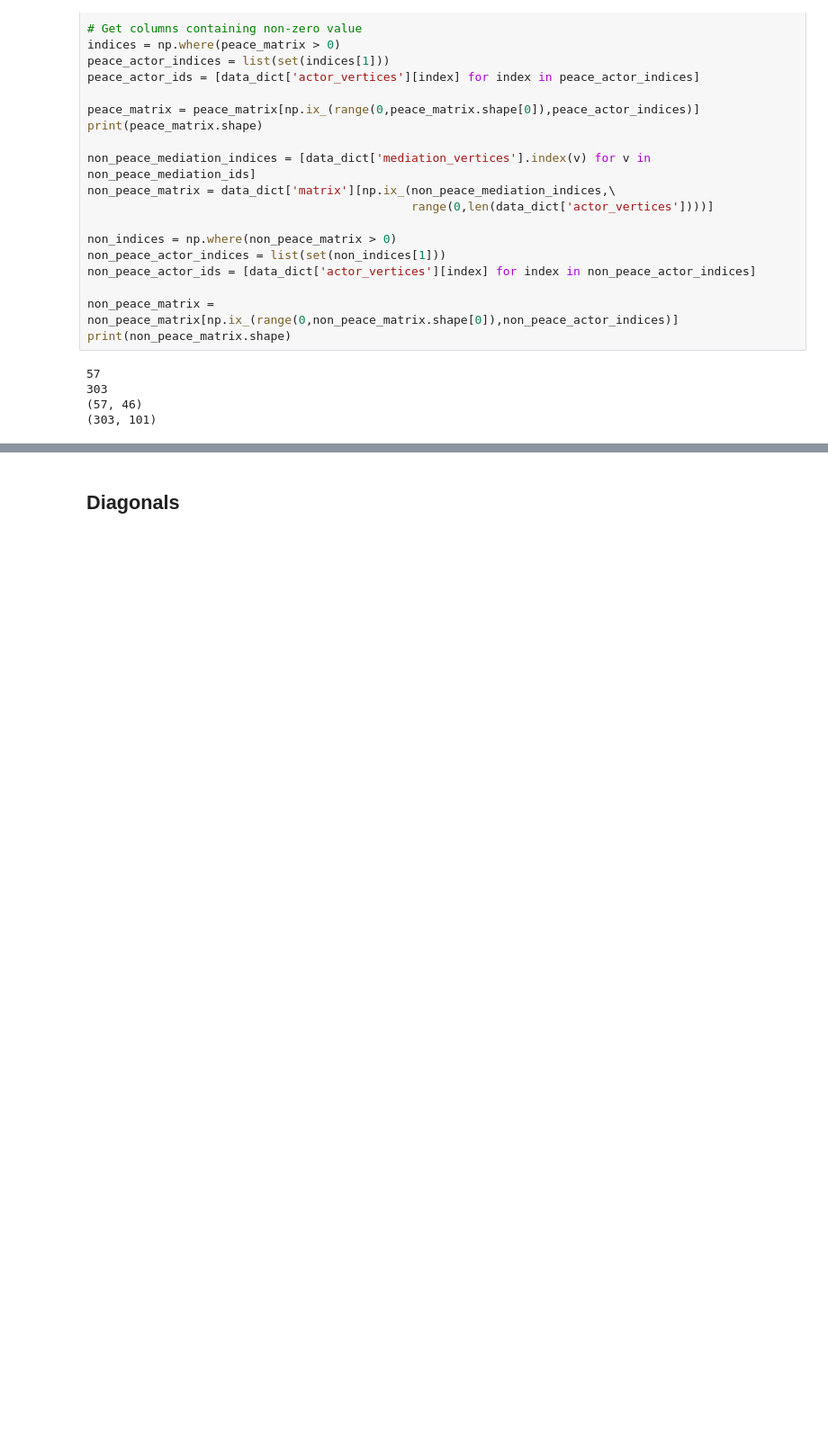
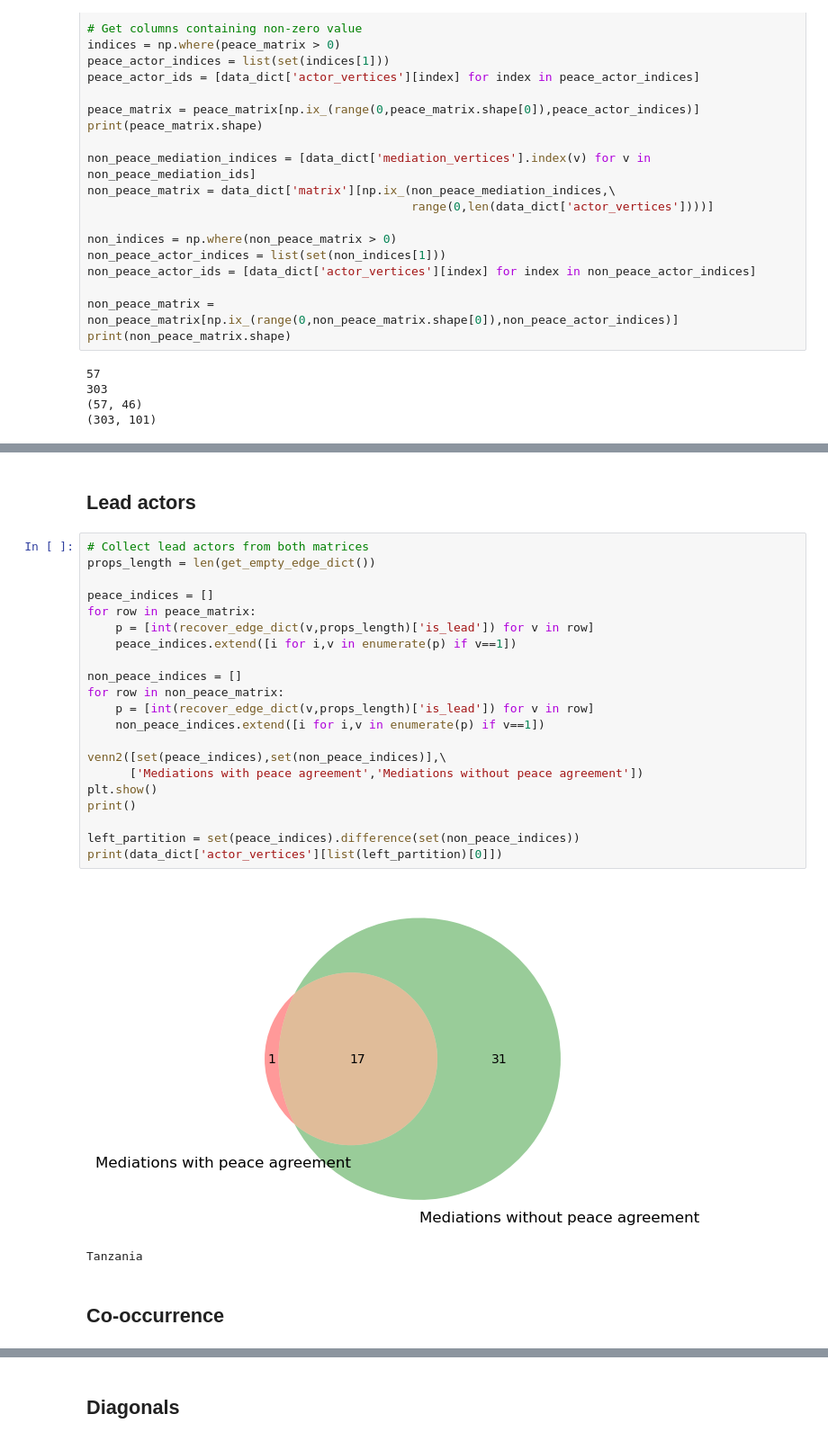
Before and after one commit to roybgardner/mediation, a Jupyter notebook: mediation_comparisons.ipynb, the cells around one changed output, grey strips where cells are left out. Shown: that part at 90% size. Saved outputs shown, nothing was run; the diff lists cells and outputs as text; blank space fills up the shorter version.

```diff
--- a/mediation_comparisons.ipynb
+++ b/mediation_comparisons.ipynb
@@ -76,3 +78,31 @@ print(left_partition)
+# %% [markdown]
+## Lead actors
+# %%
+# Collect lead actors from both matrices
+props_length = len(get_empty_edge_dict())
+
+peace_indices = []
+for row in peace_matrix:
+    p = [int(recover_edge_dict(v,props_length)['is_lead']) for v in row]
+    peace_indices.extend([i for i,v in enumerate(p) if v==1])
+
+non_peace_indices = []
+for row in non_peace_matrix:
+    p = [int(recover_edge_dict(v,props_length)['is_lead']) for v in row]
+    non_peace_indices.extend([i for i,v in enumerate(p) if v==1])
+
+venn2([set(peace_indices),set(non_peace_indices)],\
+      ['Mediations with peace agreement','Mediations without peace agreement'])
+plt.show()
+print()
+
+left_partition = set(peace_indices).difference(set(non_peace_indices))
+print(data_dict['actor_vertices'][list(left_partition)[0]])
+# %% [output]
+[figure, added]
+Tanzania
+# %% [markdown]
+## Co-occurrence
 # %%
 # Get the co-occurrence matrix
 peace_co_matrices = get_cooccurrence_matrices(peace_matrix)
```
Also changed, not shown: parts of 11 cells of this notebook, 1 other file.
